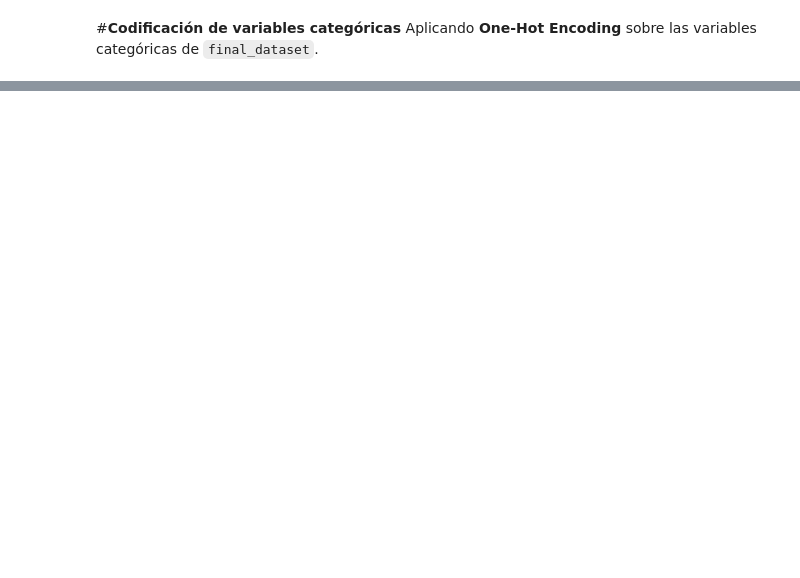
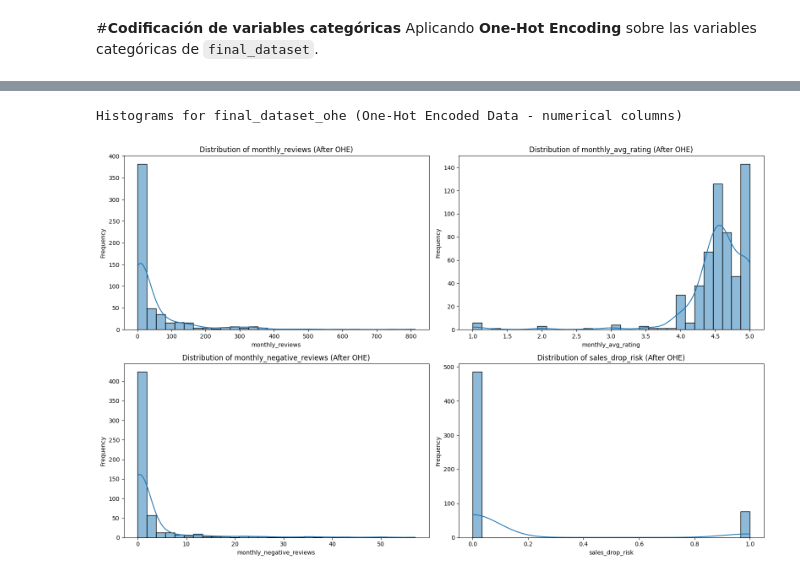
Before and after one commit to R3beAM/Proyecto-Final-Integracion, a Jupyter notebook: Evaluacion_2.ipynb, the cells around one changed output, grey strips where cells are left out. Drawn from its saved outputs; the diff is of its cells as text; code cells hidden in the pictures; blank space fills up the shorter version.

```diff
--- a/Evaluacion_2.ipynb
+++ b/Evaluacion_2.ipynb
@@ -915,0 +973,17 @@ Shape con One-Hot Encoding: (561, 173)
+# %%
+final_dataset_ohe['year'] = final_dataset_ohe['year_month_date'].dt.year
+
+reviews_by_year = final_dataset_ohe.groupby('year').agg(
+    total_negative_reviews=('negative_reviews', 'sum'),
+    total_positive_reviews=('positive_reviews', 'sum'),
+    total_neutral_reviews=('neutral_reviews', 'sum')
+).reset_index()
+
+final_dataset_ohe = final_dataset_ohe.merge(
+    reviews_by_year,
+    on='year',
+    how='left'
+)
+
+print("Columnas de final_dataset después de agregar los totales anuales:")
+display(final_dataset[['year', 'total_negative_reviews', 'total_positive_reviews', 'total_neutral_reviews']].head())
@@ -915,0 +1079,14 @@ Shape con One-Hot Encoding: (561, 173)
+# %%
+print("Histograms for final_dataset_ohe (One-Hot Encoded Data - numerical columns)")
+plt.figure(figsize=(16, 10))
+for i, col in enumerate(plot_cols):
+    plt.subplot(2, 2, i + 1)
+    sns.histplot(final_dataset_ohe[col], kde=True, bins=30)
+    plt.title(f'Distribution of {col} (After OHE)')
+    plt.xlabel(col)
+    plt.ylabel('Frequency')
+plt.tight_layout()
+plt.show()
+# %% [output]
+Histograms for final_dataset_ohe (One-Hot Encoded Data - numerical columns)
+[figure, added]
```
Also changed, not shown: parts of 23 cells of this notebook.
